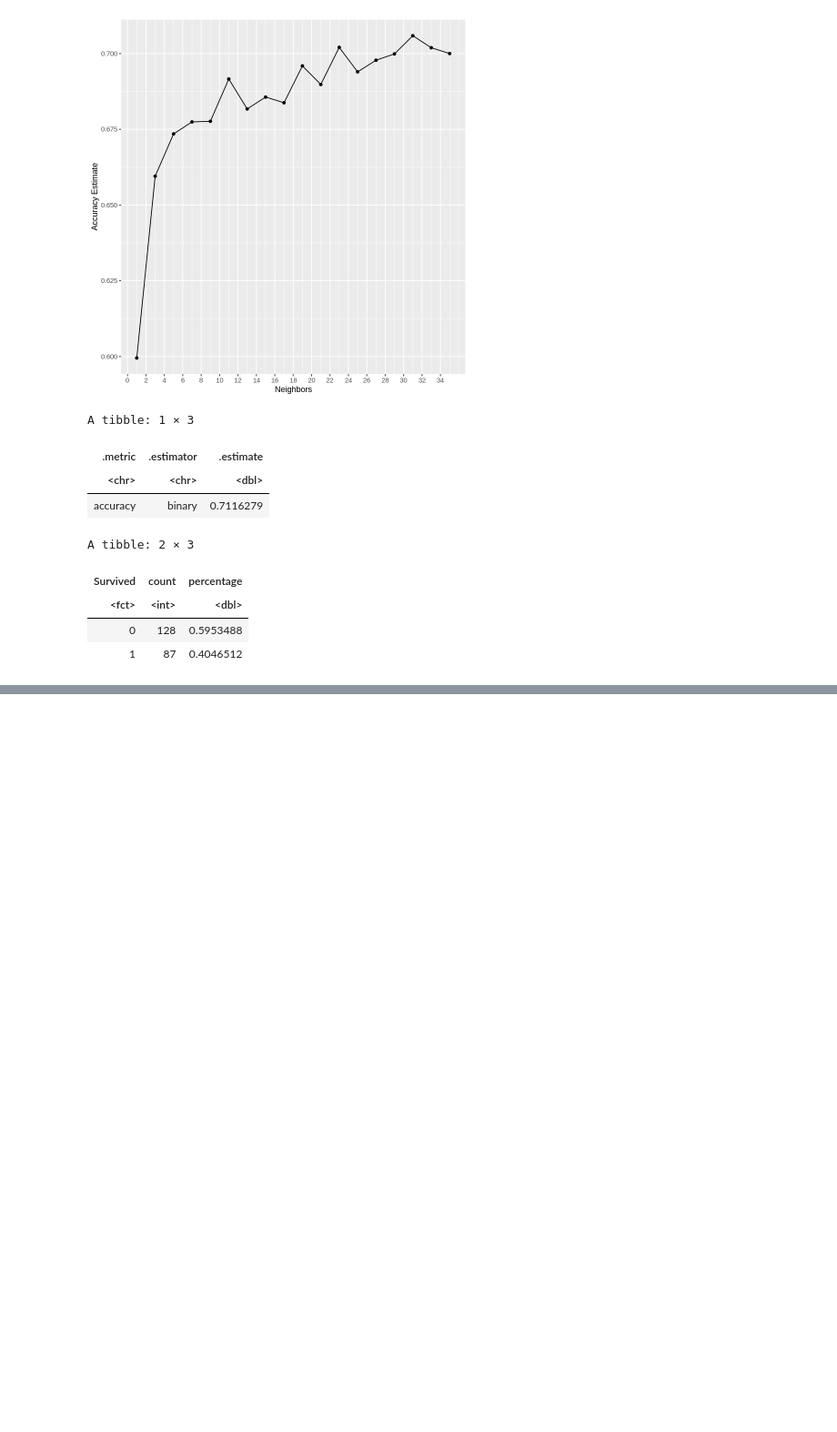
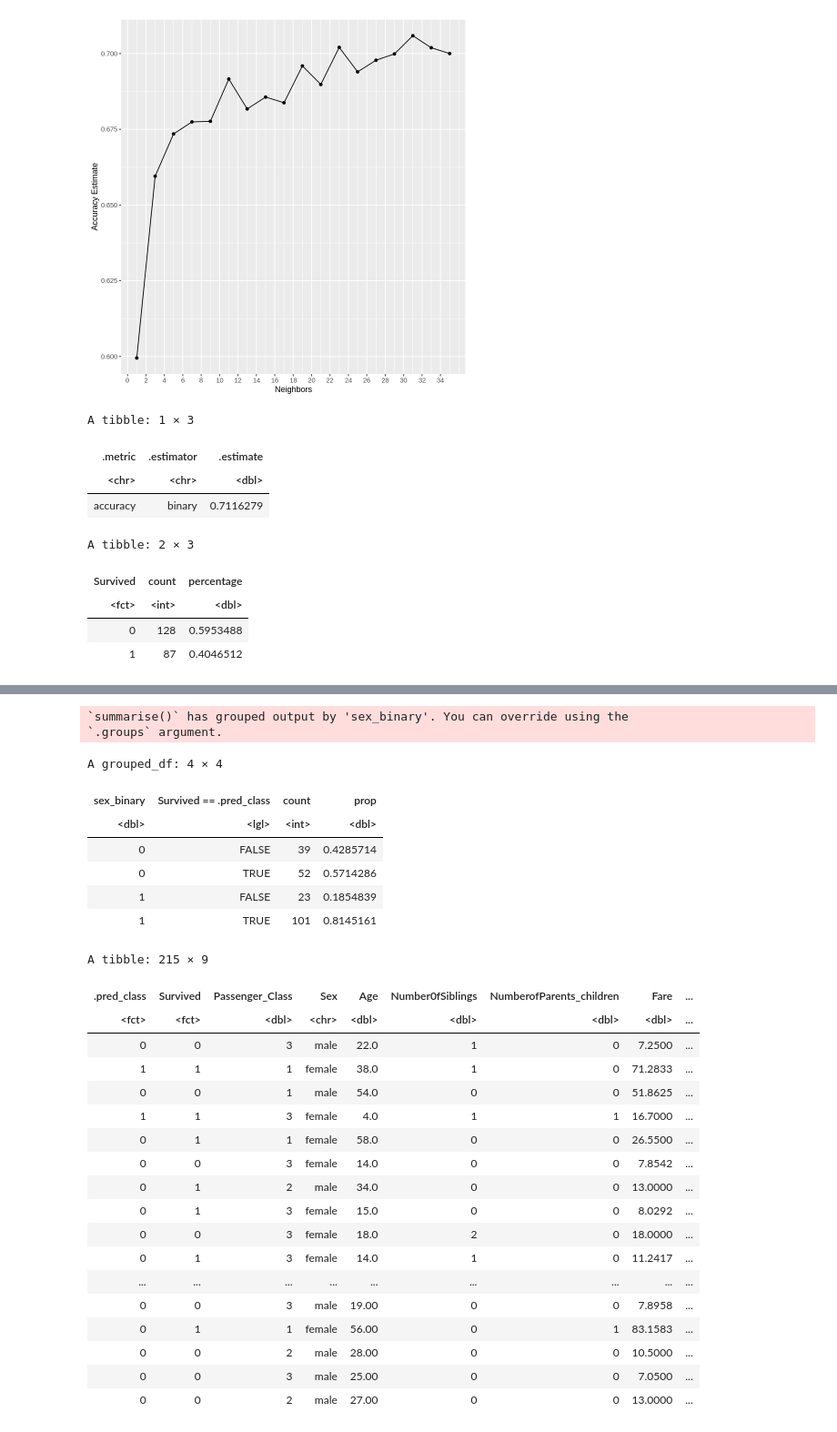
Before and after one commit to zhang17s/DSCI-100-Group-Project-, a Jupyter notebook: Proposal.ipynb, the cells around one changed output, grey strips where cells are left out. Shown at 91% size. Saved outputs shown, nothing was run; the diff lists cells and outputs as text; code cells hidden in the pictures; blank space fills up the shorter version.

```diff
--- a/Proposal.ipynb
+++ b/Proposal.ipynb
@@ -431,0 +477,40 @@ ERROR: Error in `n()`:
+# %%
+predictions <- predict(boat_fit, boat_test) |>
+    bind_cols(boat_test)
+
+predictions %>%
+group_by(sex_binary, Survived == .pred_class) %>%
+summarize(count = n()) %>%
+mutate(prop = count/sum(count))
+
+
+predictions
+# %% [output]
+`summarise()` has grouped output by 'sex_binary'. You can override using the
+`.groups` argument.
+A grouped_df: 4 × 4
+| sex_binary | Survived == .pred_class | count | prop |
+| <dbl> | <lgl> | <int> | <dbl> |
+| 0 | FALSE | 39 | 0.4285714 |
+| 0 | TRUE | 52 | 0.5714286 |
+| 1 | FALSE | 23 | 0.1854839 |
+| 1 | TRUE | 101 | 0.8145161 |
+A tibble: 215 × 9
+| .pred_class | Survived | Passenger_Class | Sex | Age | Number0fSiblings | NumberofParents_children | Fare | ... |
+| <fct> | <fct> | <dbl> | <chr> | <dbl> | <dbl> | <dbl> | <dbl> | ... |
+| 0 | 0 | 3 | male | 22.0 | 1 | 0 | 7.2500 | ... |
+| 1 | 1 | 1 | female | 38.0 | 1 | 0 | 71.2833 | ... |
+| 0 | 0 | 1 | male | 54.0 | 0 | 0 | 51.8625 | ... |
+| 1 | 1 | 3 | female | 4.0 | 1 | 1 | 16.7000 | ... |
+| 0 | 1 | 1 | female | 58.0 | 0 | 0 | 26.5500 | ... |
+| 0 | 0 | 3 | female | 14.0 | 0 | 0 | 7.8542 | ... |
+| 0 | 1 | 2 | male | 34.0 | 0 | 0 | 13.0000 | ... |
+| 0 | 1 | 3 | female | 15.0 | 0 | 0 | 8.0292 | ... |
+| 0 | 0 | 3 | female | 18.0 | 2 | 0 | 18.0000 | ... |
+| 0 | 1 | 3 | female | 14.0 | 1 | 0 | 11.2417 | ... |
+| ... | ... | ... | ... | ... | ... | ... | ... | ... |
+| 0 | 0 | 3 | male | 19.00 | 0 | 0 | 7.8958 | ... |
+| 0 | 1 | 1 | female | 56.00 | 0 | 1 | 83.1583 | ... |
+| 0 | 0 | 2 | male | 28.00 | 0 | 0 | 10.5000 | ... |
+| 0 | 0 | 3 | male | 25.00 | 0 | 0 | 7.0500 | ... |
+| 0 | 0 | 2 | male | 27.00 | 0 | 0 | 13.0000 | ... |
```
Also changed, not shown: parts of 5 cells of this notebook.
